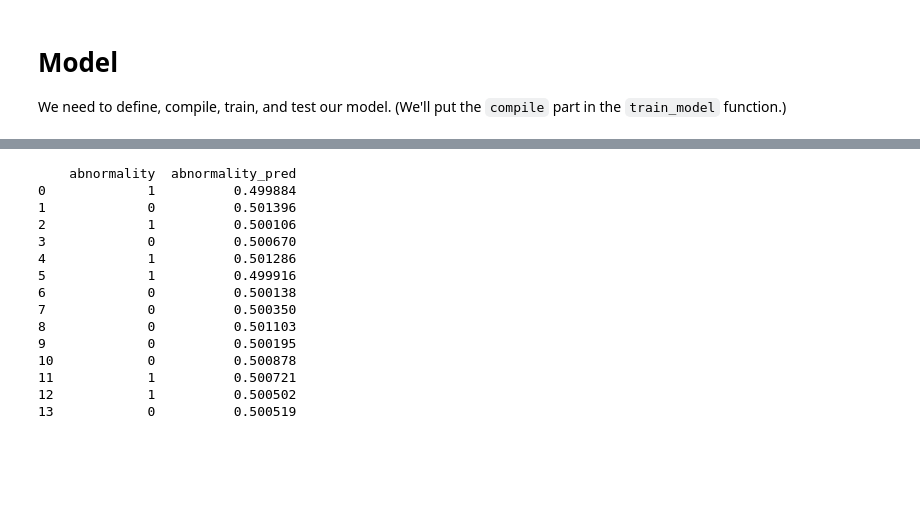
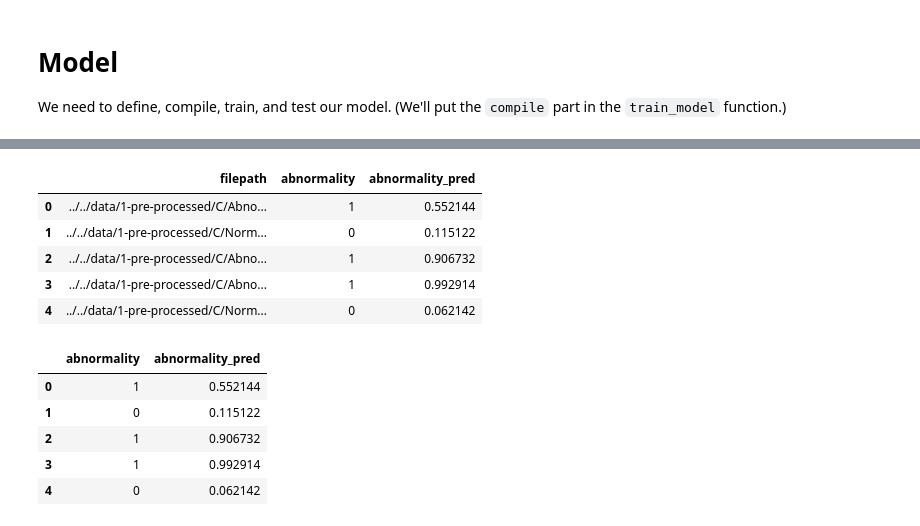
Before and after one commit to oneforawe/ai-vision-for-endoscopy, a Jupyter notebook: explain/demonstrations/1_ModelAndPipeline_Understanding_C.ipynb, the cells around one changed output, grey strips where cells are left out. Drawn from its saved outputs; the diff is of its cells as text; code cells hidden in the pictures; blank space fills up the shorter version.

```diff
--- a/explain/demonstrations/1_ModelAndPipeline_Understanding_C.ipynb
+++ b/explain/demonstrations/1_ModelAndPipeline_Understanding_C.ipynb
@@ -249,17 +251,17 @@ def train_model(input_model, batch_size, epochs, img_size,
                     x_batch = np.array(x_batch, np.float32) / 255.
                     yield x_batch
 
-        callbacks = [EarlyStopping(monitor='val_loss', patience=3, verbose=1, min_delta=1e-4),
-                     ReduceLROnPlateau(monitor='val_loss', factor=0.1, patience=1, cooldown=1,
-                                       verbose=1, min_lr=1e-7),
-                     ModelCheckpoint(filepath='inception.fold_' + str(i) + '.hdf5', verbose=1,
-                                     save_best_only=True, save_weights_only=True, mode='auto')]
-
         train_steps = len(x_train) / batch_size
         valid_steps = len(x_valid) / batch_size
         test_steps = len(test) / batch_size
 
         model = input_model
+
+        callbacks = [EarlyStopping(monitor='val_loss', patience=3, verbose=1, min_delta=1e-4),
+                     ReduceLROnPlateau(monitor='val_loss', factor=0.1, patience=1, cooldown=1,
+                                       verbose=1, min_lr=1e-7),
+                     ModelCheckpoint(filepath = model.name + '_fold_' + str(i) + '.hdf5', verbose=1,
+                                     save_best_only=True, save_weights_only=True, mode='auto')]
 
         model.compile(optimizer=Adam(lr=1e-4), loss='binary_crossentropy',
                       metrics = ['accuracy'])
@@ -268,7 +270,7 @@ def train_model(input_model, batch_size, epochs, img_size,
                             callbacks=callbacks, validation_data=valid_generator(),
                             validation_steps=valid_steps)
 
-        model.load_weights(filepath='inception.fold_' + str(i) + '.hdf5')
+        model.load_weights(filepath = model.name + '_fold_' + str(i) + '.hdf5')
 
         print('Running validation predictions on fold {}'.format(i))
         preds_valid = model.predict_generator(generator=valid_generator(),
@@ -371,18 +345,18 @@ test_set.head()
+# %%
+test_set.head()
+# %% [output]
+|  | filepath | abnormality | abnormality_pred |
+| 0 | ../../data/1-pre-processed/C/Abno... | 1 | 0.552144 |
+| 1 | ../../data/1-pre-processed/C/Norm... | 0 | 0.115122 |
+| 2 | ../../data/1-pre-processed/C/Abno... | 1 | 0.906732 |
+| 3 | ../../data/1-pre-processed/C/Abno... | 1 | 0.992914 |
+| 4 | ../../data/1-pre-processed/C/Norm... | 0 | 0.062142 |
 # %%
-print(test_set.loc[:, 'abnormality':'abnormality_pred'])
+test_set.loc[:, 'abnormality':'abnormality_pred'].head()
 # %% [output]
-    abnormality  abnormality_pred
-0             1          0.499884
-1             0          0.501396
-2             1          0.500106
-3             0          0.500670
-4             1          0.501286
-5             1          0.499916
-6             0          0.500138
-7             0          0.500350
-8             0          0.501103
-9             0          0.500195
-10            0          0.500878
-11            1          0.500721
-12            1          0.500502
-13            0          0.500519
+|  | abnormality | abnormality_pred |
+| 0 | 1 | 0.552144 |
+| 1 | 0 | 0.115122 |
+| 2 | 1 | 0.906732 |
+| 3 | 1 | 0.992914 |
+| 4 | 0 | 0.062142 |
```
Also changed, not shown: parts of 5 cells of this notebook.
